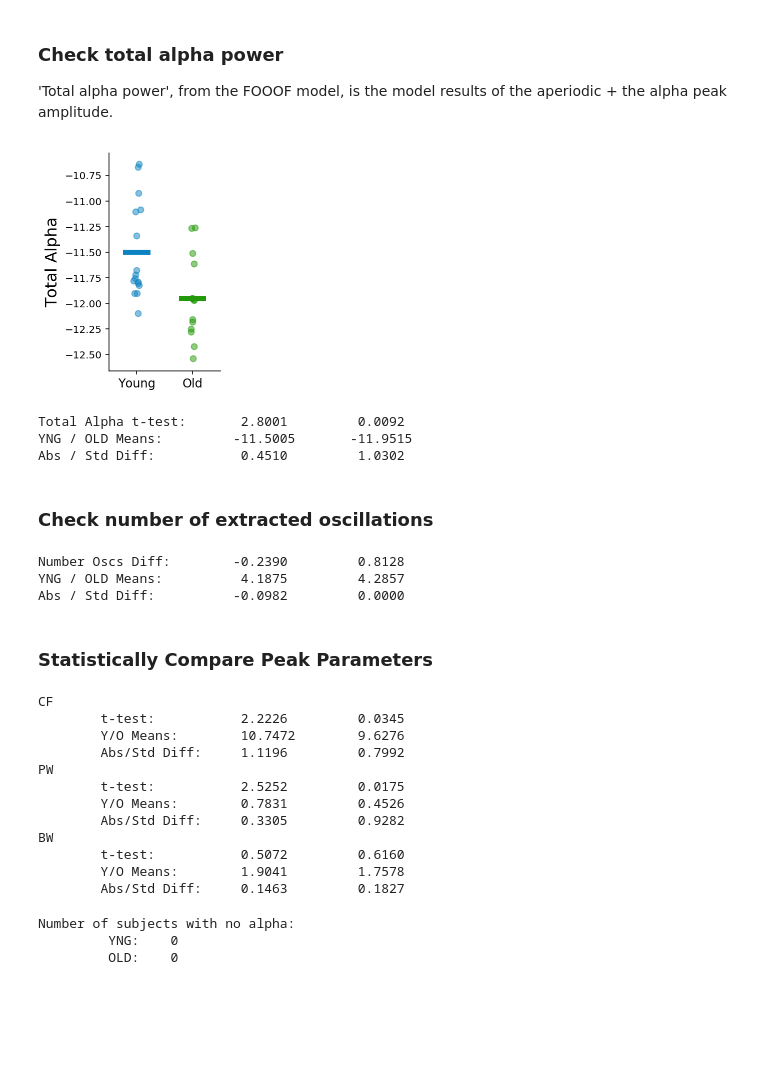
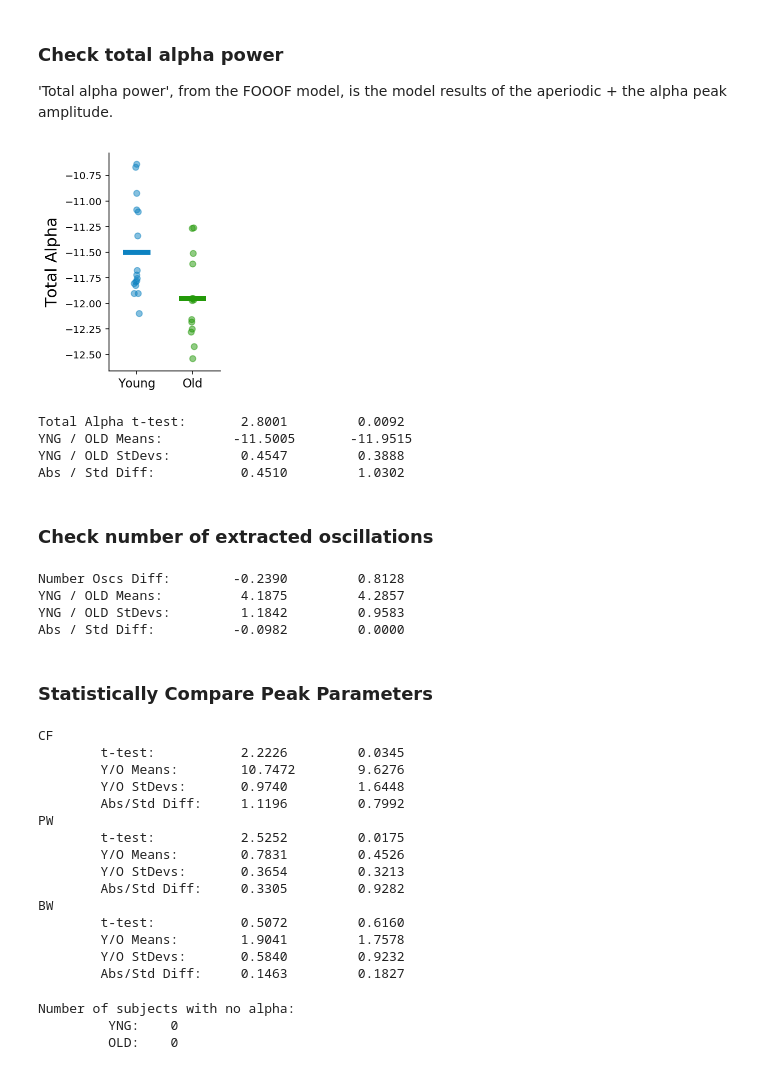
Before and after one commit to TomDonoghue/EEGparam, a Jupyter notebook: notebooks/GroupAnalysis-Rest.ipynb, the cells around one changed output. Cells and saved outputs as stored; diff of their text form; code cells hidden in the pictures; blank space fills up the shorter version.

```diff
--- a/notebooks/GroupAnalysis-Rest.ipynb
+++ b/notebooks/GroupAnalysis-Rest.ipynb
@@ -44,8 +45,8 @@ from settings import YNG_INDS, OLD_INDS
 avg_func = np.nanmean
 #avg_func = np.nanmedian
 
+# Set FOOOF peak params label
+peak_label = 'peak_params' # 'peak_params', 'gaussian_params'
+
 # Wether to save out plots or not
-save_fig = False
-
-print('Number of young subjects:  ', len(YNG_INDS))
-print('Number of  old  subjects:  ', len(OLD_INDS))
+SAVE_FIG = False
@@ -73,10 +78,10 @@ for file in files:
 ### Extract FOOOF Data
 # %%
 # Grab alphas from each subject
-ch_ind = 28  # 28 is Oz
+ch_ind = 28  # Channel Oz (28)
 alphas = np.empty(shape=[len(fgs), 3])
 for ind, fg in enumerate(fgs):
-    #alphas[ind, :] = get_band_peak_group(fg.get_params('gaussian_params'), [7, 14], len(fg))[ch_ind, :]
-    alphas[ind, :] = get_band_peak_group(fg.get_params('peak_params'), [7, 14], len(fg))[ch_ind, :]
+    alphas[ind, :] = get_band_peak_group(fg.get_params(peak_label),
+                                         [7, 14], len(fg))[ch_ind, :]
 # %%
 # Grab aperiodic params from each subject
@@ -179,38 +224,37 @@ Abs / Std Diff:           0.8820         2.4693
 # %%
-# Set the channel to extract alpha power from
-ch_ind = 28 # Oz
+# Calculate total alpha as the value of the aperiodic component at
+#   the alpha center frequency, plus the power of the alpha peak
+tot_alphas = []
+for ap, cf, pw in zip(oz_aps, alphas[:, 0], alphas[:, 1]):
 
-# Collect the aperiodic parameters for each subject
-oz_aps = np.empty(shape=[len(fgs), 2])
-for ind, fg in enumerate(fgs):
-    oz_aps[ind, :] = fg.get_params('aperiodic_params')[ch_ind]
+    # If there is no alpha, get the aperiodic component at CF of 10
+    #   and set alpha power to zero
+    if np.isnan(cf):
+        cf, pw = 10, 0
 
-# Calculate total alpha as the value of the BG function at alpha CF, please the amplitude of the alpha peak
-tot_alphas = []
-for bg, cf, amp in zip(oz_aps, alphas[:, 0], alphas[:, 1]):
-
-    # If there is no alpha, get the aperiodic component at CF of 10, and set alpha amplitude to zero
-    if np.isnan(cf):
-        cf, amp = 10, 0
-
-    # Calculate the value of the aperiodic function at the alpha-CF, and add the alpha-amp
-    tot_alphas.append(expo_nk_function(np.array([cf]), *bg)[0] + amp)
+    # Calculate the value of the aperiodic function at the alpha-CF,
+    #   and add the alpha-power
+    tot_alphas.append(expo_nk_function(np.array([cf]), *ap)[0] + pw)
 
 tot_alphas = np.array(tot_alphas)
 # %%
 # Plot total alpha - total power values from the FOOOF model at individualzed alpha CFs
 #  Note: this is equivalent to doing an individualed alpha frequency analysis, comparing total power
-plot_comp_scatter(tot_alphas, 'Total Alpha', save_fig=save_fig, save_name='TotalAlpha')
+plot_comp_scatter(tot_alphas, 'Total Alpha',
+                  save_fig=SAVE_FIG, save_name='TotalAlpha')
 # %% [output]
-[figure, old version]
+[figure, new version]
 # %%
+# Statistically test total 'alpha' difference
 print_stat('Total Alpha t-test', *ttest_ind(tot_alphas[YNG_INDS], tot_alphas[OLD_INDS]))
 print_stat('YNG / OLD Means', np.mean(tot_alphas[YNG_INDS]), np.mean(tot_alphas[OLD_INDS]))
+print_stat('YNG / OLD StDevs', np.std(tot_alphas[YNG_INDS]), np.std(tot_alphas[OLD_INDS]))
 print_stat('Abs / Std Diff', mean_diff(tot_alphas[YNG_INDS], tot_alphas[OLD_INDS]),
                              cohens_d(tot_alphas[YNG_INDS], tot_alphas[OLD_INDS]))
 # %% [output]
 Total Alpha t-test:       2.8001         0.0092
 YNG / OLD Means:         -11.5005       -11.9515
+YNG / OLD StDevs:         0.4547         0.3888
 Abs / Std Diff:           0.4510         1.0302
 # %% [markdown]
 ### Check number of extracted oscillations
@@ -221,13 +265,16 @@ for fg in fgs:
     n_oscs.append(fg.get_results()[ch_ind].peak_params.shape[0])
 n_oscs = np.array(n_oscs)
 # %%
+# Statistically test number of oscillation difference
 print_stat('Number Oscs Diff', *ttest_ind(n_oscs[YNG_INDS], n_oscs[OLD_INDS]))
 print_stat('YNG / OLD Means', np.mean(n_oscs[YNG_INDS]), np.mean(n_oscs[OLD_INDS]))
+print_stat('YNG / OLD StDevs', np.std(n_oscs[YNG_INDS]), np.std(n_oscs[OLD_INDS]))
 print_stat('Abs / Std Diff', mean_diff(n_oscs[YNG_INDS], n_oscs[OLD_INDS]),
                              cohens_d(n_oscs[YNG_INDS], n_oscs[OLD_INDS]))
 # %% [output]
 Number Oscs Diff:        -0.2390         0.8128
 YNG / OLD Means:          4.1875         4.2857
+YNG / OLD StDevs:         1.1842         0.9583
 Abs / Std Diff:          -0.0982         0.0000
 # %% [markdown]
 ### Statistically Compare Peak Parameters
@@ -244,19 +291,23 @@ for d_ind, label in zip([0, 1, 2], ['CF', 'PW', 'BW']):
     print(label)
     print_stat('\tt-test', *ttest_ind(you_dat, old_dat))
     print_stat('\tY/O Means', np.mean(you_dat), np.mean(old_dat))
+    print_stat('\tY/O StDevs', np.std(you_dat), np.std(old_dat))
     print_stat('\tAbs/Std Diff', mean_diff(you_dat, old_dat), cohens_d(you_dat, old_dat))
 # %% [output]
 CF
         t-test:           2.2226         0.0345
         Y/O Means:        10.7472        9.6276
+        Y/O StDevs:       0.9740         1.6448
         Abs/Std Diff:     1.1196         0.7992
 PW
         t-test:           2.5252         0.0175
         Y/O Means:        0.7831         0.4526
+        Y/O StDevs:       0.3654         0.3213
         Abs/Std Diff:     0.3305         0.9282
 BW
         t-test:           0.5072         0.6160
         Y/O Means:        1.9041         1.7578
+        Y/O StDevs:       0.5840         0.9232
         Abs/Std Diff:     0.1463         0.1827
 # %%
 # Check how many subjects don't have alpha
```
Also changed, not shown: parts of 32 cells of this notebook, 3 other files.
